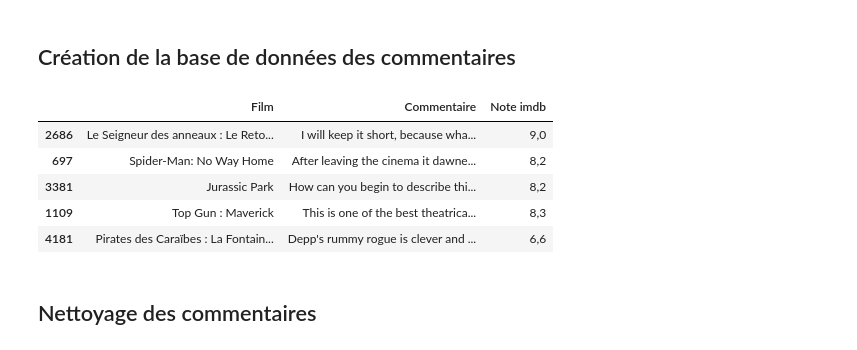
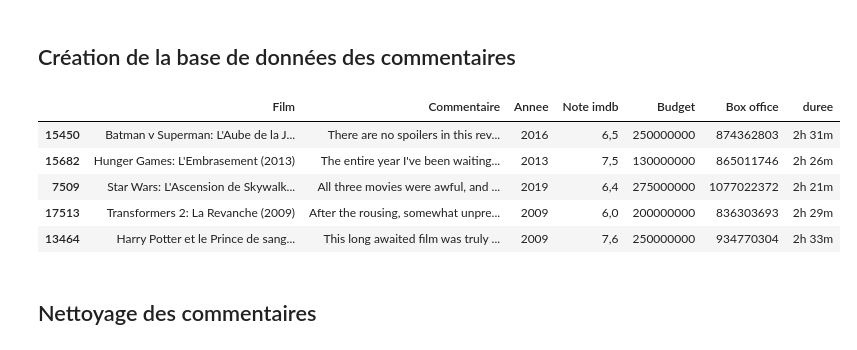
Before and after one commit to LouisArmand0/Projet_Python, a Jupyter notebook: NLP.ipynb, the cells around one changed output. Cells and saved outputs as stored; diff of their text form; code cells hidden in the pictures.

```diff
--- a/NLP.ipynb
+++ b/NLP.ipynb
@@ -21,34 +40,46 @@ from nltk.stem import WordNetLemmatizer
 # Transformation du fichier json en un Dataframe Pandas
 
 # Charger le fichier JSON
-with open("data_reviews.json", 'r') as file:
+with open("data.json", 'r') as file:
     data = json.load(file)
 # %%
 movie_name = []
 comments = []
 notes = []
+year= []
+budget=[]
+recette=[]
+duree=[]
 
 for movie, dico in data.items():
     if '0' in dico and isinstance(dico['0'], list):  # Vérifier si la clé '0' est une liste
         for comment in dico['0']:
             movie_name.append(movie)
             comments.append(comment)
-            notes.append(dico['1'])
+            year.append(dico['1'])
+            notes.append(dico['2'])
+            budget.append(dico['3'])
+            recette.append(dico['4'])
+            duree.append(dico['5'])
 
 df = pd.DataFrame({
     'Film': movie_name,
     'Commentaire': comments,
-    'Note imdb': notes
+    'Annee':year,
+    'Note imdb': notes,
+    'Budget':budget,
+    'Box office':recette,
+    'duree':duree
 })
 
 df.sample(5)
 # %% [output]
-|  | Film | Commentaire | Note imdb |
-| 2686 | Le Seigneur des anneaux : Le Reto... | I will keep it short, because wha... | 9,0 |
-| 697 | Spider-Man: No Way Home | After leaving the cinema it dawne... | 8,2 |
-| 3381 | Jurassic Park | How can you begin to describe thi... | 8,2 |
-| 1109 | Top Gun : Maverick | This is one of the best theatrica... | 8,3 |
-| 4181 | Pirates des Caraïbes : La Fontain... | Depp's rummy rogue is clever and ... | 6,6 |
+|  | Film | Commentaire | Annee | Note imdb | Budget | Box office | duree |
+| 15450 | Batman v Superman: L'Aube de la J... | There are no spoilers in this rev... | 2016 | 6,5 | 250000000 | 874362803 | 2h 31m |
+| 15682 | Hunger Games: L'Embrasement (2013) | The entire year I've been waiting... | 2013 | 7,5 | 130000000 | 865011746 | 2h 26m |
+| 7509 | Star Wars: L'Ascension de Skywalk... | All three movies were awful, and ... | 2019 | 6,4 | 275000000 | 1077022372 | 2h 21m |
+| 17513 | Transformers 2: La Revanche (2009) | After the rousing, somewhat unpre... | 2009 | 6,0 | 200000000 | 836303693 | 2h 29m |
+| 13464 | Harry Potter et le Prince de sang... | This long awaited film was truly ... | 2009 | 7,6 | 250000000 | 934770304 | 2h 33m |
 # %% [markdown]
 <h2>Nettoyage des commentaires</h2>
 # %%
```
Also changed, not shown: parts of 5 cells of this notebook, 2 other files.
